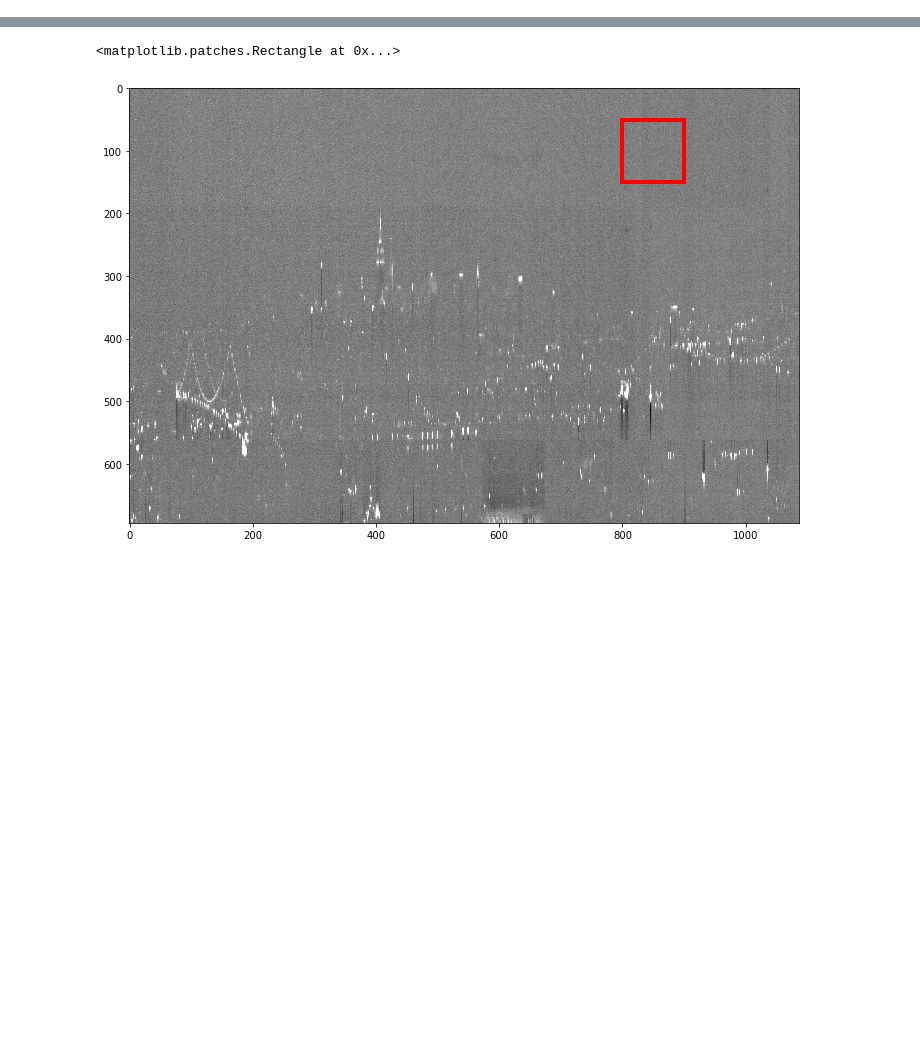
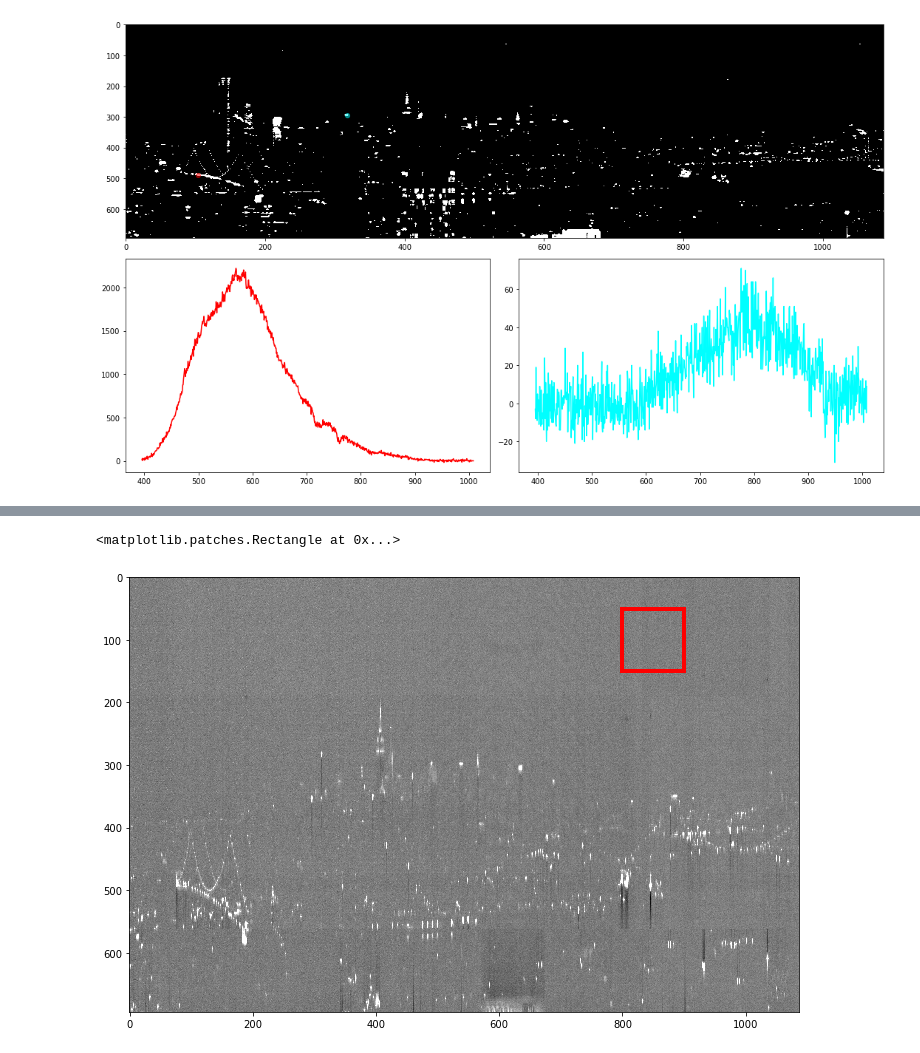
Before and after one commit to gdobler/lighting-tech-changeover, a Jupyter notebook: ltco/Sensor_Sensitivity_Correction.ipynb, the cells around one changed output, grey strips where cells are left out. Cells and saved outputs as stored; diff of their text form; code cells hidden in the pictures; blank space fills up the shorter version.

```diff
--- a/ltco/Sensor_Sensitivity_Correction.ipynb
+++ b/ltco/Sensor_Sensitivity_Correction.ipynb
@@ -26,0 +59,18 @@ KeyboardInterrupt:
+# %%
+# -- load waves range for both scans
+waves0 = np.load("../output/graham_hall_upload/cube0_waves_range.npy")
+waves1 = np.load("../output/graham_hall_upload/cube1_waves_range.npy")
+# %%
+fig, ax = plt.subplots(figsize=(15, 9))
+
+ax1 = plt.subplot(2,1,1)
+ax1.imshow(gf(1.0 * (img_L1_fnl > 0.7), 1) > 0.25, cmap="gist_gray", aspect="auto")
+ax1.scatter(104, 489,   c = "red", alpha = 0.5)
+ax1.scatter(318,  294, c = "cyan", alpha = 0.5)
+ax2 = plt.subplot(2,2,3)
+ax3 = plt.subplot(2,2,4)
+ax2.plot(waves1, hsi1[:, 1125, 686], c = "red")
+ax3.plot(waves1, hsi1[:, 676, 1232], c = "cyan")
+fig.tight_layout()
+# %% [output]
+[figure, added]
```
Also changed, not shown: parts of 31 cells of this notebook, 4 other files.
